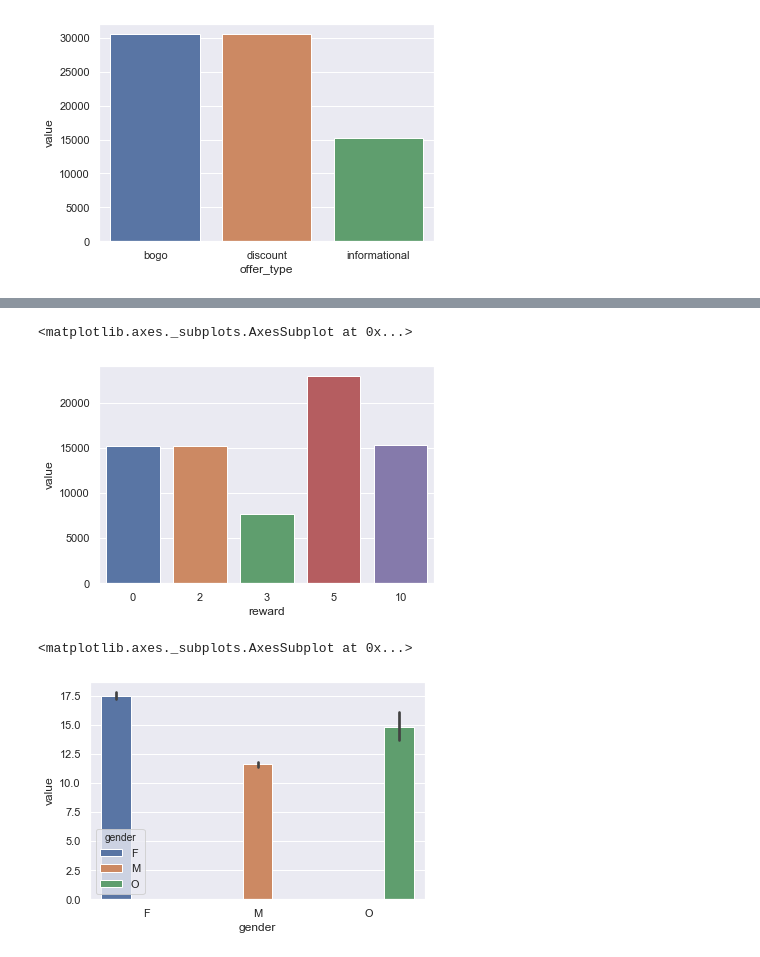
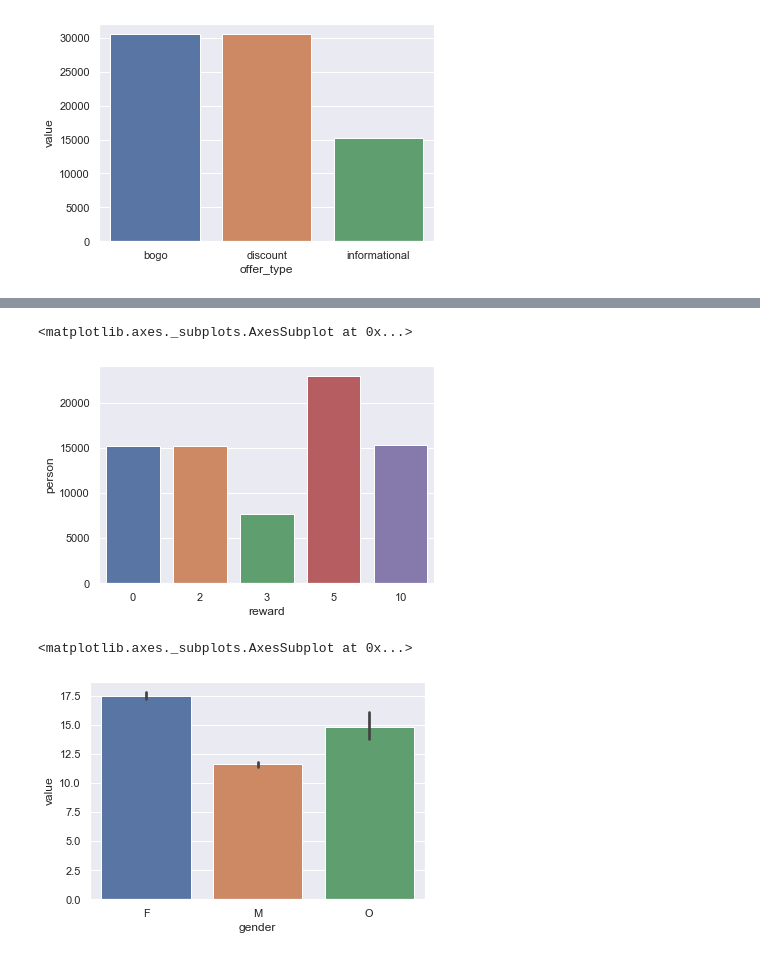
Before and after one commit to PyTcheu/Starbucks_Capstone, a Jupyter notebook: Starbucks_Capstone_notebook.ipynb, the cells around one changed output, grey strips where cells are left out. Saved outputs shown, nothing was run; the diff lists cells and outputs as text; code cells hidden in the pictures.

```diff
--- a/Starbucks_Capstone_notebook.ipynb
+++ b/Starbucks_Capstone_notebook.ipynb
@@ -115,6 +116,11 @@ transcript.head()
 | 2 | e2127556f4f64592b11af22de27a7932 | offer received | {'offer id': '2906b810c7d4411798c... | 0 |
 | 3 | 8ec6ce2a7e7949b1bf142def7d0e0586 | offer received | {'offer id': 'fafdcd668e3743c1bb4... | 0 |
 | 4 | 68617ca6246f4fbc85e91a2a49552598 | offer received | {'offer id': '4d5c57ea9a6940dd891... | 0 |
+# %%
+### Transform date in days of membership
+
+profile['membership_days'] = datetime.datetime.today().date() - pd.to_datetime(profile['became_member_on'], format='%Y%m%d').dt.date
+profile['membership_days'] = profile['membership_days'].dt.days
 # %%
 ### Splitting transcript into 2 dataframes by type of event
 # %%
@@ -159,5 +194,5 @@ sns.barplot(x="offer_type", y="value", data=event_offer_details.groupby(['offer_
 # %%
-sns.barplot(x="reward", y="value", data=event_offer_details.groupby(['reward']).count().reset_index())
+sns.barplot(x="reward", y="person", data=event_offer_details.groupby(['reward']).count().reset_index())
 # %% [output]
 <matplotlib.axes._subplots.AxesSubplot at 0x...>
-[figure, old version]
+[figure, new version]
@@ -172,10 +214,9 @@ sns.barplot(x="reward", y="value", data=event_offer_details.groupby(['reward']).
 # 6. A high income implies on completing a high difficulty offer?
 # 7. Correlation heatmap between offers and transactions
 # %%
-## 1
+## 1. a) Which gender spends more?
 
-df_etd = event_trans_details.copy()
-sns.barplot(x="gender", y="value", hue="gender", data=df_etd)
+sns.barplot(x="gender", y="value", data=event_trans_details)
 # %% [output]
 <matplotlib.axes._subplots.AxesSubplot at 0x...>
-[figure, old version]
+[figure, new version]
```
Also changed, not shown: parts of 25 cells of this notebook.
